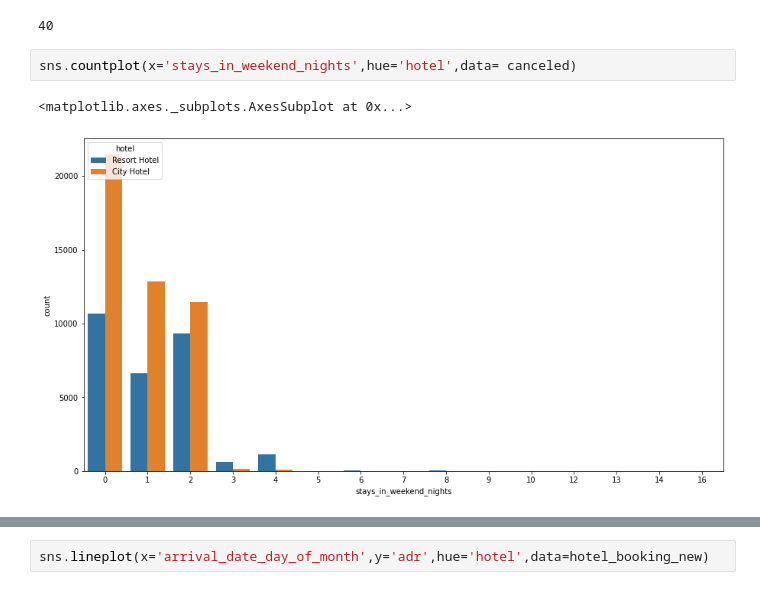
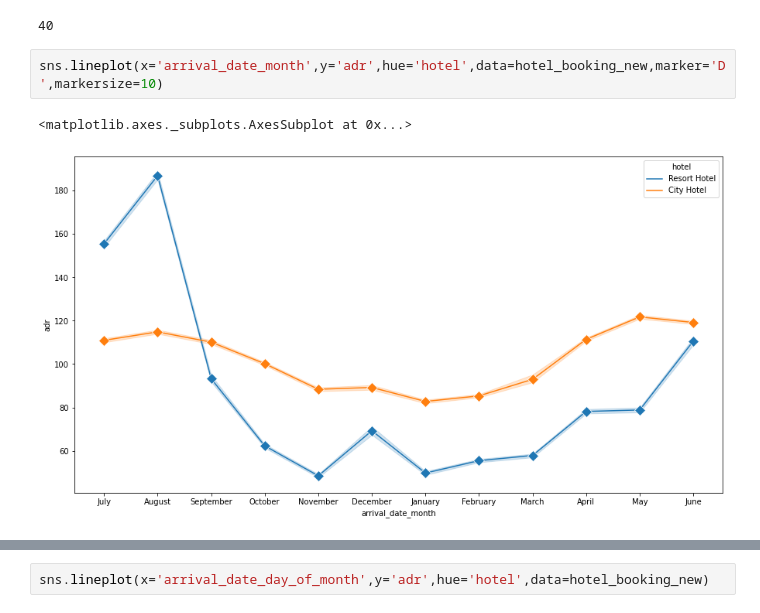
Before and after one commit to Souvik0651/hotel_booking_analysis, a Jupyter notebook: Hotel_Booking_Analysis_Souvik_Capstone_Project.ipynb, the cells around one changed output, grey strips where cells are left out. Drawn from its saved outputs; the diff is of its cells as text.

```diff
--- a/Hotel_Booking_Analysis_Souvik_Capstone_Project.ipynb
+++ b/Hotel_Booking_Analysis_Souvik_Capstone_Project.ipynb
@@ -275,7 +278,7 @@ hotel_booking_new['stays_in_week_nights'].agg('max')
 # %% [output]
 40
 # %%
-sns.countplot(x='stays_in_weekend_nights',hue='hotel',data= canceled)
+sns.lineplot(x='arrival_date_month',y='adr',hue='hotel',data=hotel_booking_new,marker='D',markersize=10)
 # %% [output]
 <matplotlib.axes._subplots.AxesSubplot at 0x...>
-[figure, old version]
+[figure, new version]
```
Also changed, not shown: parts of 26 cells of this notebook.
